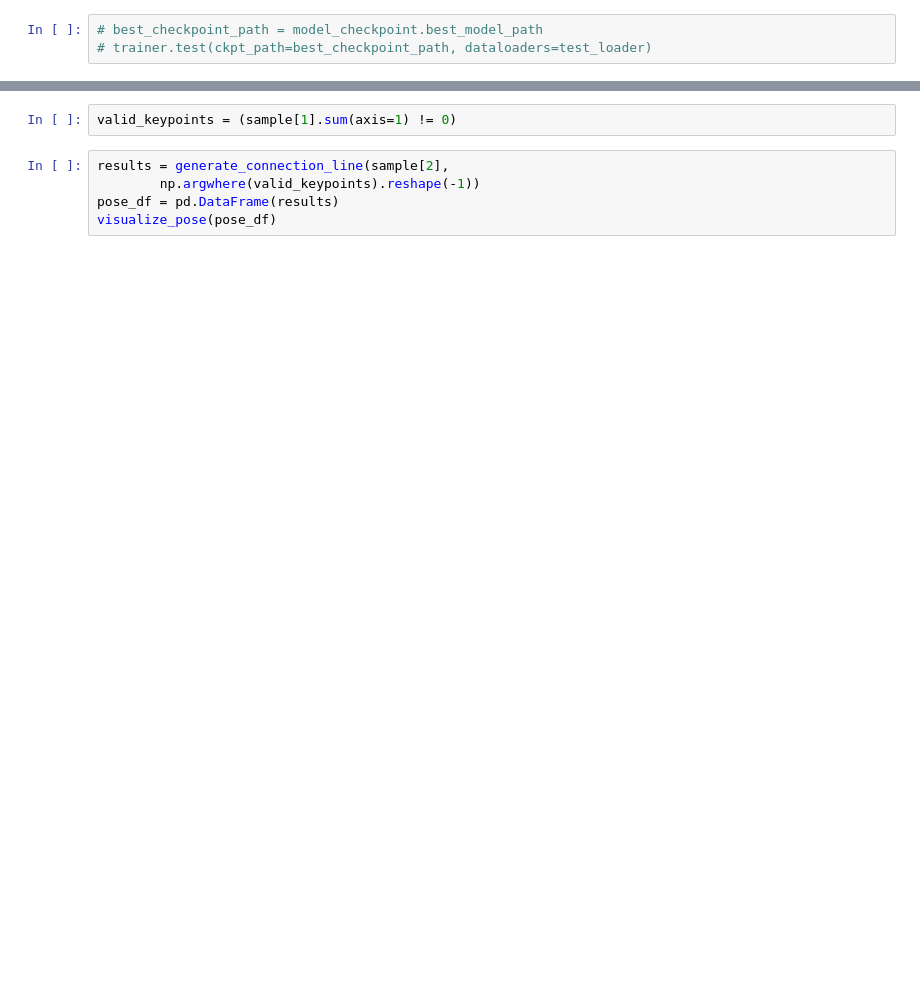
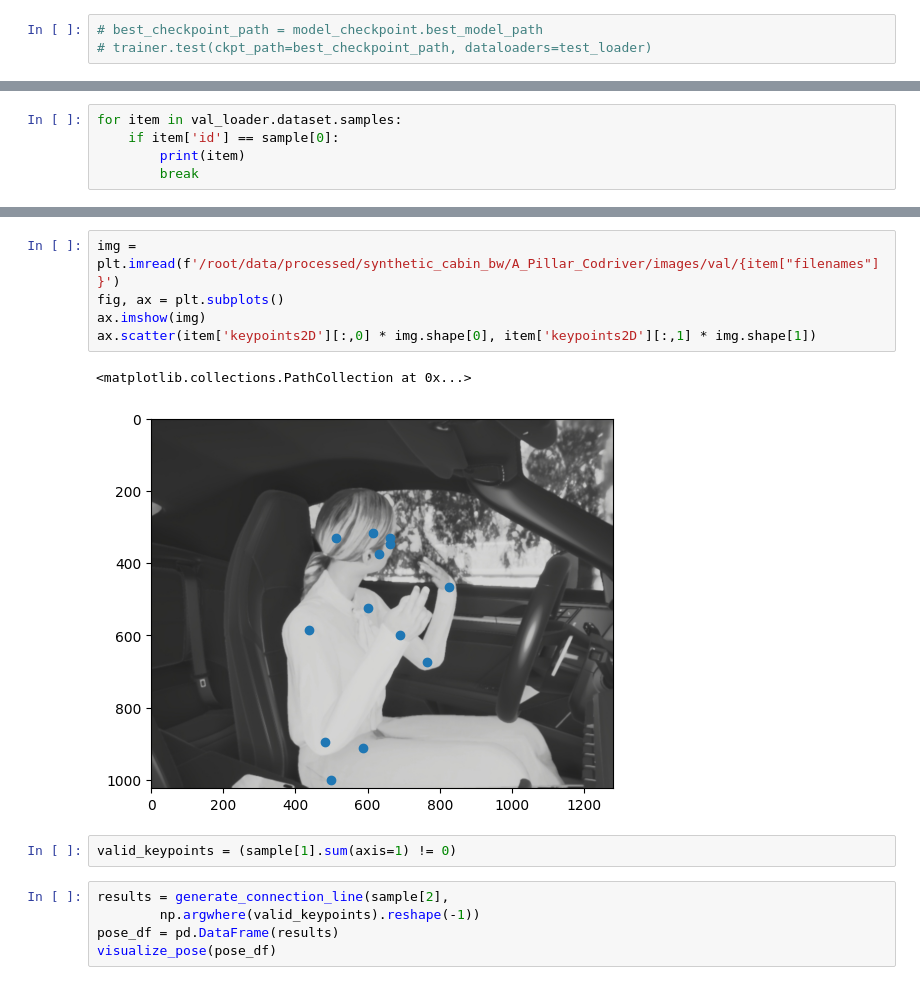
Before and after one commit to gentlerainsky/tuwien_thesis_3d_pose_estimation, a Jupyter notebook: demo/repnet/repnet_linear_with_2d_predict.ipynb, the cells around one changed output, grey strips where cells are left out. Drawn from its saved outputs; the diff is of its cells as text; blank space fills up the shorter version.

```diff
--- a/demo/repnet/repnet_linear_with_2d_predict.ipynb
+++ b/demo/repnet/repnet_linear_with_2d_predict.ipynb
@@ -119,0 +189,5 @@ sample = get_sample_from_loader(val_loader)
+# %%
+for item in val_loader.dataset.samples:
+    if item['id'] == sample[0]:
+        print(item)
+        break
@@ -120,3 +212,11 @@ sample = get_sample_from_loader(val_loader)
+# %%
+img = plt.imread(f'/root/data/processed/synthetic_cabin_bw/A_Pillar_Codriver/images/val/{item["filenames"]}')
+fig, ax = plt.subplots()
+ax.imshow(img)
+ax.scatter(item['keypoints2D'][:,0] * img.shape[0], item['keypoints2D'][:,1] * img.shape[1])
+# %% [output]
+<matplotlib.collections.PathCollection at 0x...>
+[figure, added]
 # %%
 valid_keypoints = (sample[1].sum(axis=1) != 0)
 # %%
```
Also changed, not shown: parts of 5 cells of this notebook, 4 other files.
